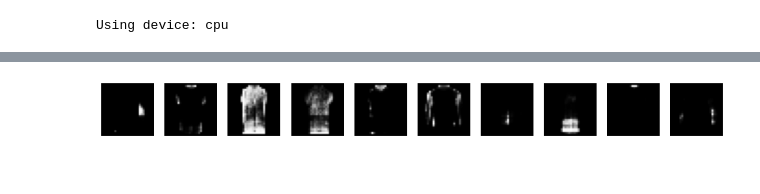
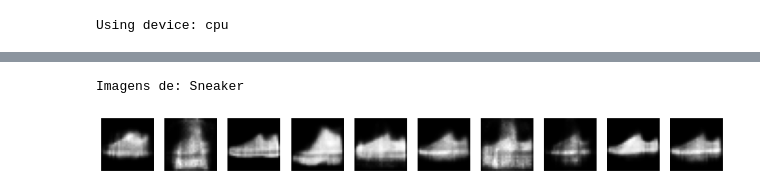
Before and after one commit to CarlSouza/Machine-LEarn, a Jupyter notebook: cvae.ipynb, the cells around one changed output, grey strips where cells are left out. Saved outputs shown, nothing was run; the diff lists cells and outputs as text; code cells hidden in the pictures.

```diff
--- a/cvae.ipynb
+++ b/cvae.ipynb
@@ -90,18 +92,16 @@ optimizer = optim.Adam(model.parameters(), lr=0.001)
 # %%
-
-# Training
 def train(model, optimizer, num_epochs):
     model.train()
     for epoch in range(num_epochs):
         train_loss = 0
         for batch_idx, (data, labels) in enumerate(train_loader):
-            data = data.view(-1, input_dim).to(device)
-            labels = F.one_hot(labels, num_classes=10).type(torch.float).to(device)  # One-hot encoding of labels
+            data = data.to(device)
+            labels = F.one_hot(labels, num_classes=10).type(torch.float).to(device)
             optimizer.zero_grad()
 
             reconstructed, mean, logvar = model(data, labels)
 
-            loss = loss_function(reconstructed, data, mean, logvar)
+            loss = loss_function(reconstructed, data.view(-1, input_dim), mean, logvar)
 
             loss.backward()
             train_loss += loss.item()
@@ -115,7 +115,6 @@ def train(model, optimizer, num_epochs):
         print('Epoch [{}/{}], Average Loss: {:.4f}'
               .format(epoch+1, num_epochs, train_loss/len(train_loader)))
 
-# Call the training function
 num_epochs = 10
 train(model, optimizer, num_epochs)
 # %% [output]
@@ -139,26 +138,42 @@ Epoch [10/10], Average Loss: -5221651.0245
 # %%
+
 import matplotlib.pyplot as plt
 
-# Generate new samples
+# geraçao de novas amostras
 def generate_samples(model, num_samples, label):
     model.eval()
     with torch.no_grad():
         z = torch.randn(num_samples, latent_dim).to(device)
         y = torch.zeros(num_samples, label_dim).to(device)
         y[:, label] = 1
         generated_samples = model.decode(z, y)
+
+    clothing_map = {
+        0: 'T-shirt/top',
+        1: 'Trouser',
+        2: 'Pullover',
+        3: 'Dress',
+        4: 'Coat',
+        5: 'Sandal',
+        6: 'Shirt',
+        7: 'Sneaker',
+        8: 'Bag',
+        9: 'Ankle boot'
+    }
+
+    print(f'Imagens de: {clothing_map[label]}')
     return generated_samples
 
 num_samples = 10
-generated_samples = generate_samples(model, num_samples, 0)  # 0 é o label de camisas
+generated_samples = generate_samples(model, num_samples, 7)
 
 generated_samples = generated_samples.view(-1, 28, 28)
-generated_samples = (generated_samples * 0.5) + 0.5  # desfazendo a normalização
 
 fig, axes = plt.subplots(1, num_samples, figsize=(15, 3))
 for i in range(num_samples):
     axes[i].imshow(generated_samples[i].cpu().numpy(), cmap='gray')
     axes[i].axis('off')
 plt.show()
 # %% [output]
+Imagens de: Sneaker
-[figure, old version]
+[figure, new version]
```
Also changed, not shown: parts of 4 cells of this notebook.
